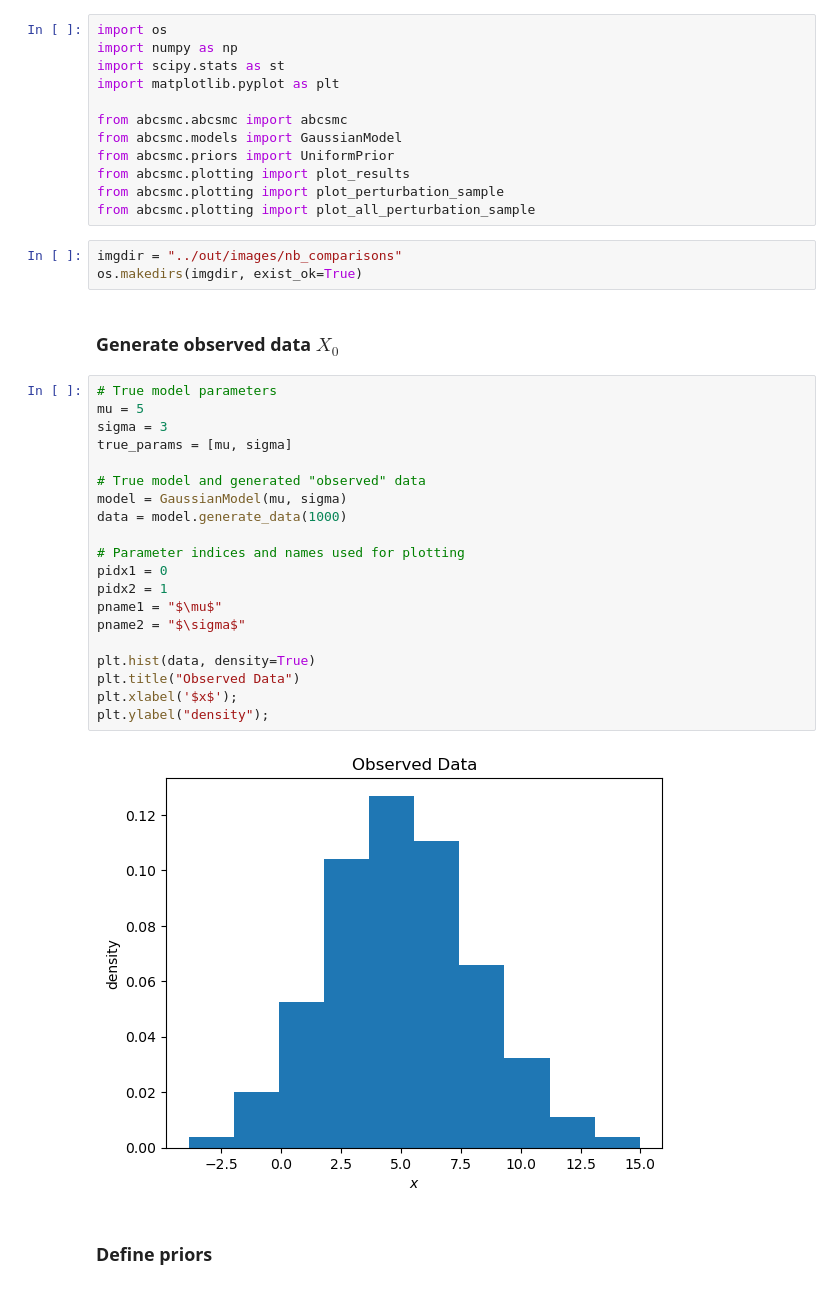
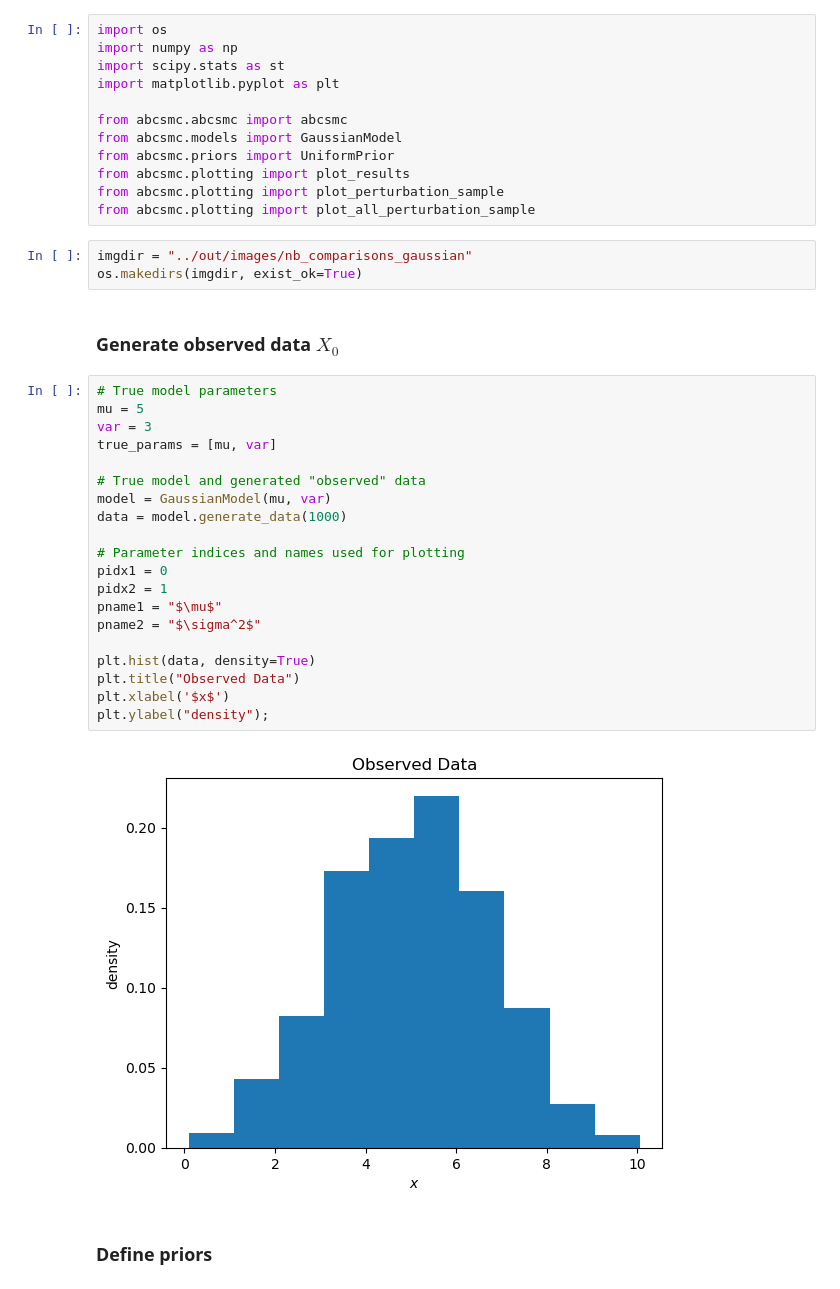
Before and after one commit to AddisonHowe/abcsmc-tutorial, a Jupyter notebook: notebooks/comparisons.ipynb, the cells around one changed output. Cells and saved outputs as stored; diff of their text form.

```diff
--- a/notebooks/comparisons.ipynb
+++ b/notebooks/comparisons.ipynb
@@ -13,32 +13,32 @@ from abcsmc.plotting import plot_results
 from abcsmc.plotting import plot_perturbation_sample
 from abcsmc.plotting import plot_all_perturbation_sample
 # %%
-imgdir = "../out/images/nb_comparisons"
+imgdir = "../out/images/nb_comparisons_gaussian"
 os.makedirs(imgdir, exist_ok=True)
 # %% [markdown]
 ### Generate observed data $X_0$
 # %%
 # True model parameters
 mu = 5
-sigma = 3
-true_params = [mu, sigma]
+var = 3
+true_params = [mu, var]
 
 # True model and generated "observed" data
-model = GaussianModel(mu, sigma)
+model = GaussianModel(mu, var)
 data = model.generate_data(1000)
 
 # Parameter indices and names used for plotting
 pidx1 = 0
 pidx2 = 1
 pname1 = "$\mu$"
-pname2 = "$\sigma$"
+pname2 = "$\sigma^2$"
 
 plt.hist(data, density=True)
 plt.title("Observed Data")
-plt.xlabel('$x$');
+plt.xlabel('$x$')
 plt.ylabel("density");
 # %% [output]
-[figure, old version]
+[figure, new version]
 # %% [markdown]
 ### Define priors
 # %%
```
Also changed, not shown: parts of 4 cells of this notebook, 4 other files.
